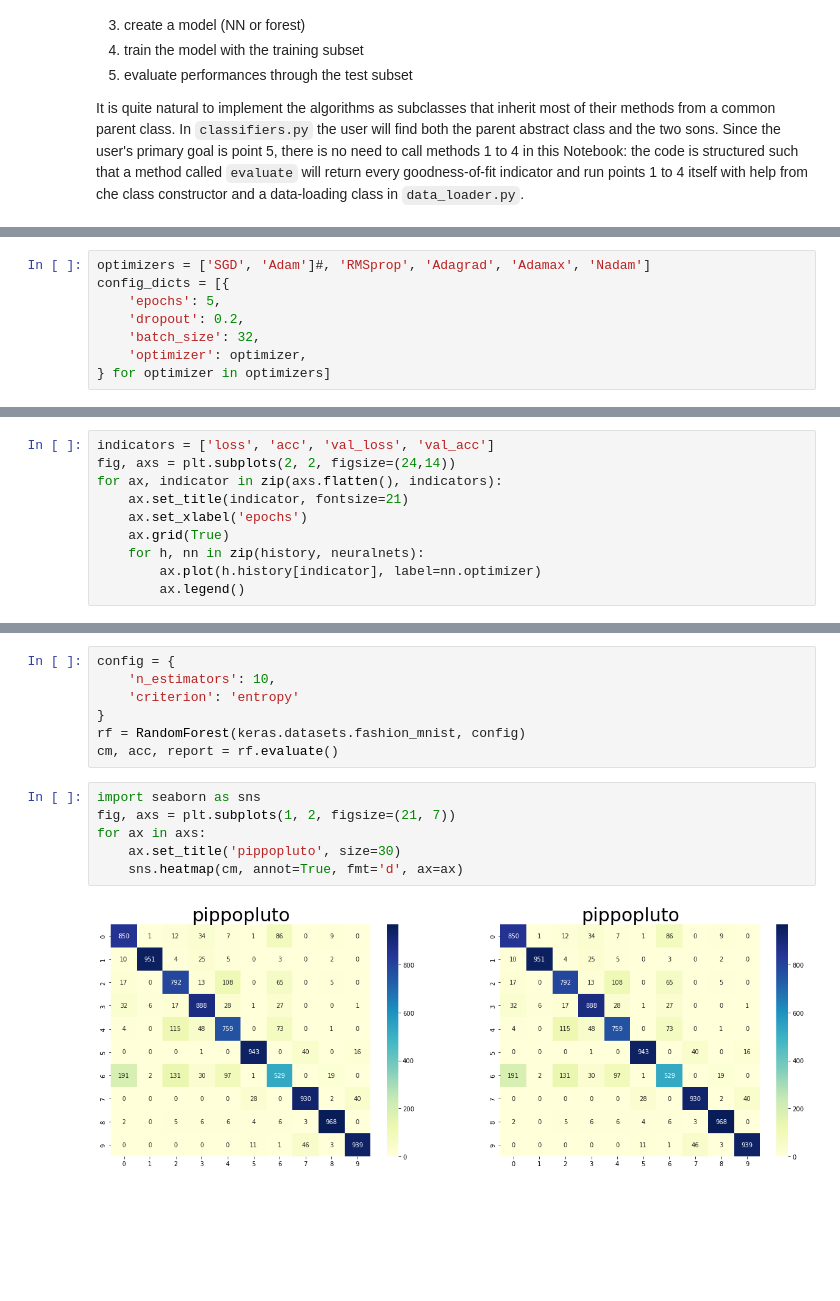
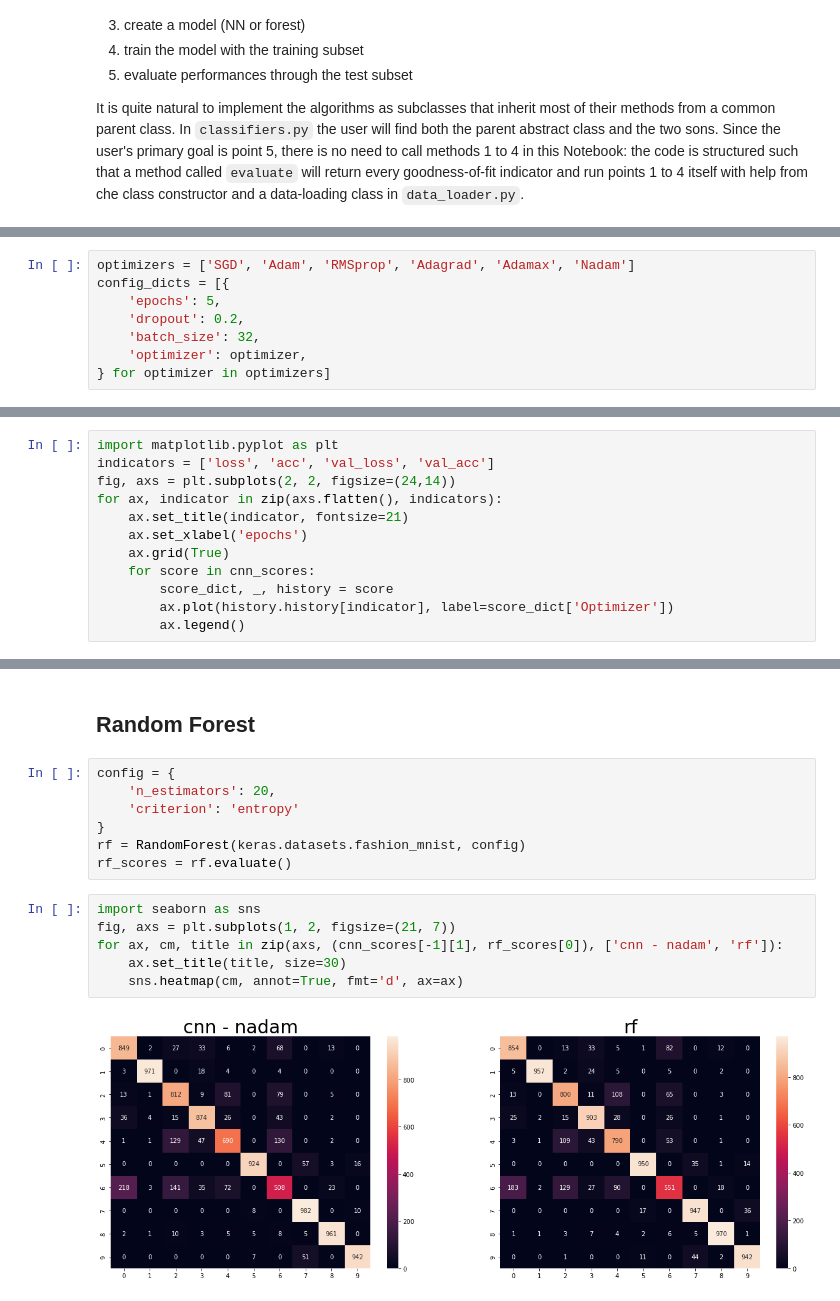
Before and after one commit to VLTSML26/cnn-randomforest, a Jupyter notebook: notebook.ipynb, the cells around one changed output, grey strips where cells are left out. Cells and saved outputs as stored; diff of their text form; blank space fills up the shorter version.

```diff
--- a/notebook.ipynb
+++ b/notebook.ipynb
@@ -39,7 +35,7 @@ The CNN is built as follows:
 Both convolutional layers have `relu` as activation function: this is quite common when dealing with CNNs. The final dense layer has `softmax`. The loss function is categorical cross-entropy: this is also common for CNNs.
 Every other parameter of the network has to be stated by the user in a dictionary as input when the object is created. We shall use the following configuration.
 # %%
-optimizers = ['SGD', 'Adam']#, 'RMSprop', 'Adagrad', 'Adamax', 'Nadam']
+optimizers = ['SGD', 'Adam', 'RMSprop', 'Adagrad', 'Adamax', 'Nadam']
 config_dicts = [{
     'epochs': 5,
     'dropout': 0.2,
@@ -59,11 +59,13 @@ ValueError: Classification metrics can't handle a mix of multilabel-indicator an
 # %%
+import matplotlib.pyplot as plt
 indicators = ['loss', 'acc', 'val_loss', 'val_acc']
 fig, axs = plt.subplots(2, 2, figsize=(24,14))
 for ax, indicator in zip(axs.flatten(), indicators):
     ax.set_title(indicator, fontsize=21)
     ax.set_xlabel('epochs')
     ax.grid(True)
-    for h, nn in zip(history, neuralnets):
-        ax.plot(h.history[indicator], label=nn.optimizer)
+    for score in cnn_scores:
+        score_dict, _, history = score
+        ax.plot(history.history[indicator], label=score_dict['Optimizer'])
         ax.legend()
 # %% [output]
@@ -83,17 +93,19 @@ CNN with optimizer: Nadam Loss: 0.4553 Accuracy: 0.8292
+# %% [markdown]
+## Random Forest
 # %%
 config = {
-    'n_estimators': 10,
+    'n_estimators': 20,
     'criterion': 'entropy'
 }
 rf = RandomForest(keras.datasets.fashion_mnist, config)
-cm, acc, report = rf.evaluate()
+rf_scores = rf.evaluate()
 # %%
 import seaborn as sns
 fig, axs = plt.subplots(1, 2, figsize=(21, 7))
-for ax in axs:
-    ax.set_title('pippopluto', size=30)
+for ax, cm, title in zip(axs, (cnn_scores[-1][1], rf_scores[0]), ['cnn - nadam', 'rf']):
+    ax.set_title(title, size=30)
     sns.heatmap(cm, annot=True, fmt='d', ax=ax)
 # %% [output]
-[figure, old version]
+[figure, new version]
 # %%
 type(report)
```
Also changed, not shown: parts of 18 cells of this notebook, 1 other file.
